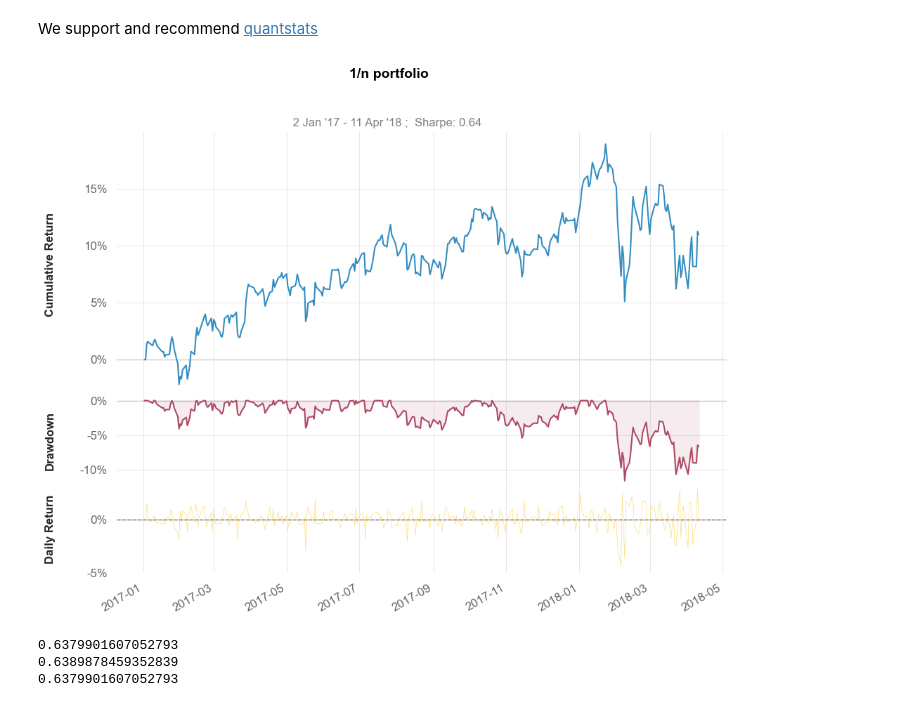
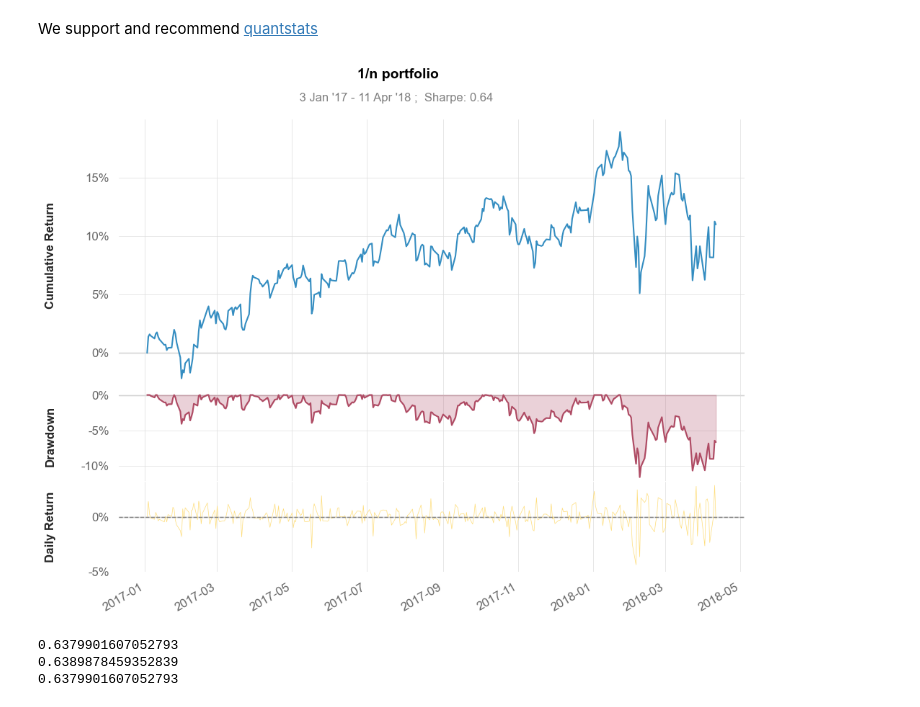
Before and after one commit to cvxgrp/simulator, a Jupyter notebook: book/docs/notebooks/quantstats.ipynb, the cells around one changed output. Drawn from its saved outputs; the diff is of its cells as text; code cells hidden in the pictures.

```diff
--- a/book/docs/notebooks/quantstats.ipynb
+++ b/book/docs/notebooks/quantstats.ipynb
@@ -23,8 +21,8 @@ for t, state in b:
 # %%
 portfolio= b.build()
 # %%
-qs.plots.snapshot(portfolio.nav, title="1/n portfolio", show=True)
+portfolio.snapshot(title="1/n portfolio", fontname=None, show=True)
 # %% [output]
-[figure, old version]
+[figure, new version]
 # %%
 # show sharpe ratio
```
Also changed, not shown: parts of 2 cells of this notebook.
